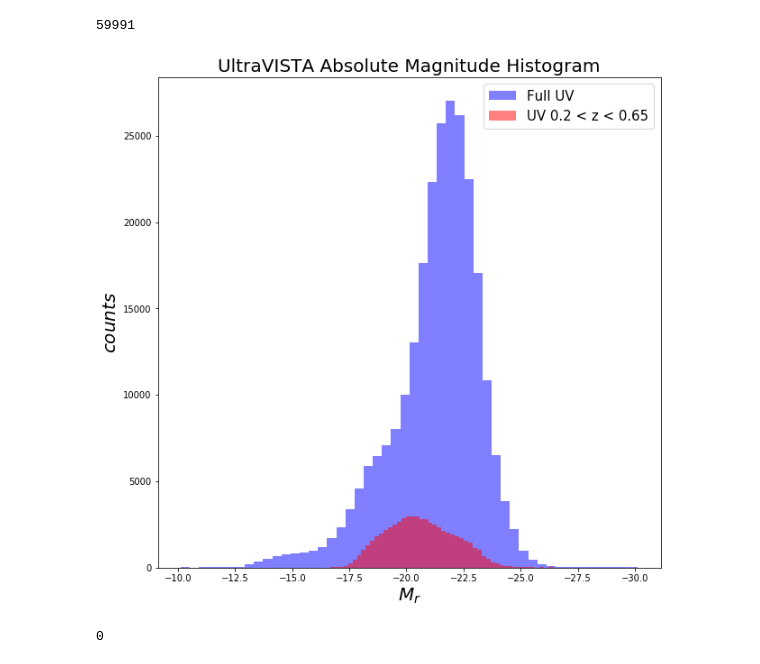
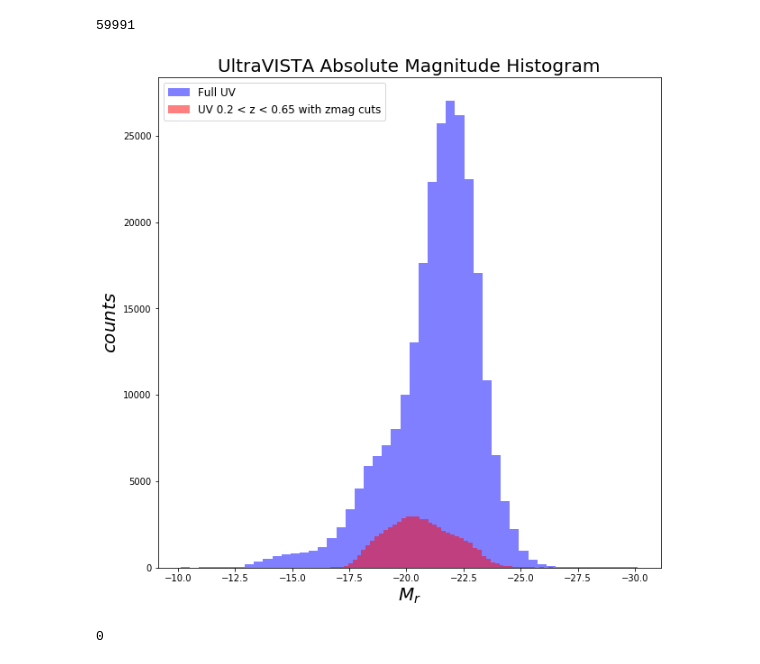
Before and after one commit to metownsend/LRG-Sats, a Jupyter notebook: ultraVISTA_analysis.ipynb, the cells around one changed output. Drawn from its saved outputs; the diff is of its cells as text; code cells hidden in the pictures.

```diff
--- a/ultraVISTA_analysis.ipynb
+++ b/ultraVISTA_analysis.ipynb
@@ -163,15 +162,15 @@ print(len(Mr_cut))
 # %%
 plt.subplots(figsize=(10,10))
 plt.hist(Mr, bins=50, alpha=0.5, color='blue', label="Full UV")
-plt.hist(Mr_cut, bins=50, alpha=0.5, color='red', label="UV 0.2 < z < 0.65")
+plt.hist(Mr_cut, bins=50, alpha=0.5, color='red', label="UV 0.2 < z < 0.65 with zmag cuts")
 plt.title("UltraVISTA Absolute Magnitude Histogram", fontsize=20)
 plt.xlabel(r'$M_{r}$', fontsize=20)
 plt.ylabel(r'$counts$', fontsize=20)
-plt.legend(fontsize=15)
+plt.legend(fontsize=12)
 plt.gca().invert_xaxis()
 plt.show()
 # %% [output]
-[figure, old version]
+[figure, new version]
 # %%
 # calculate UltraVISTA luminosities
 
```
Also changed, not shown: parts of 4 cells of this notebook.
